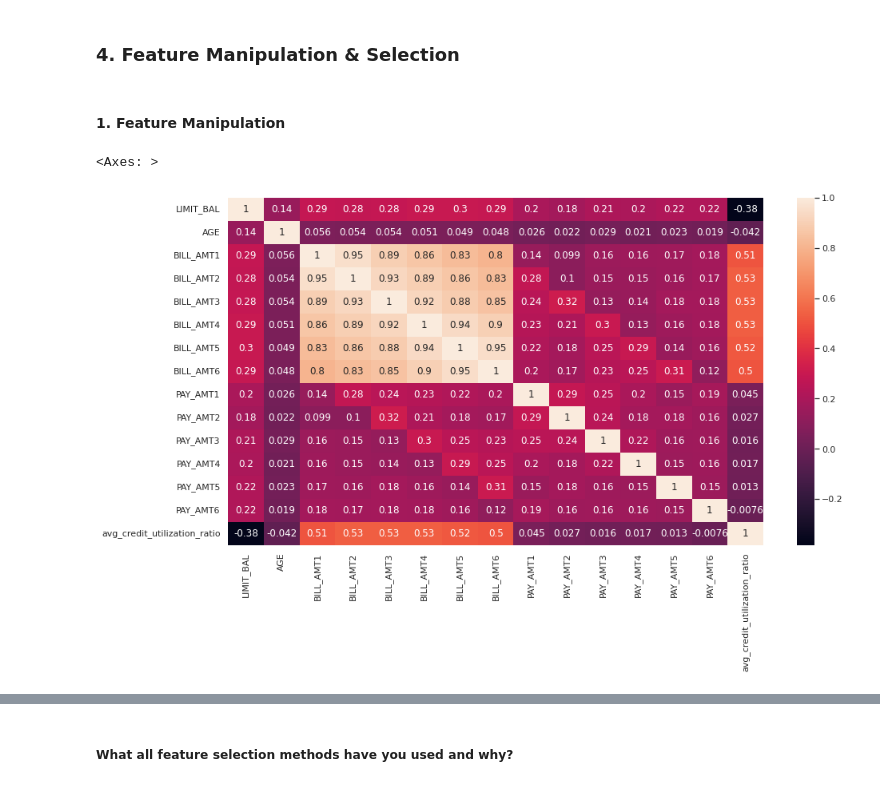
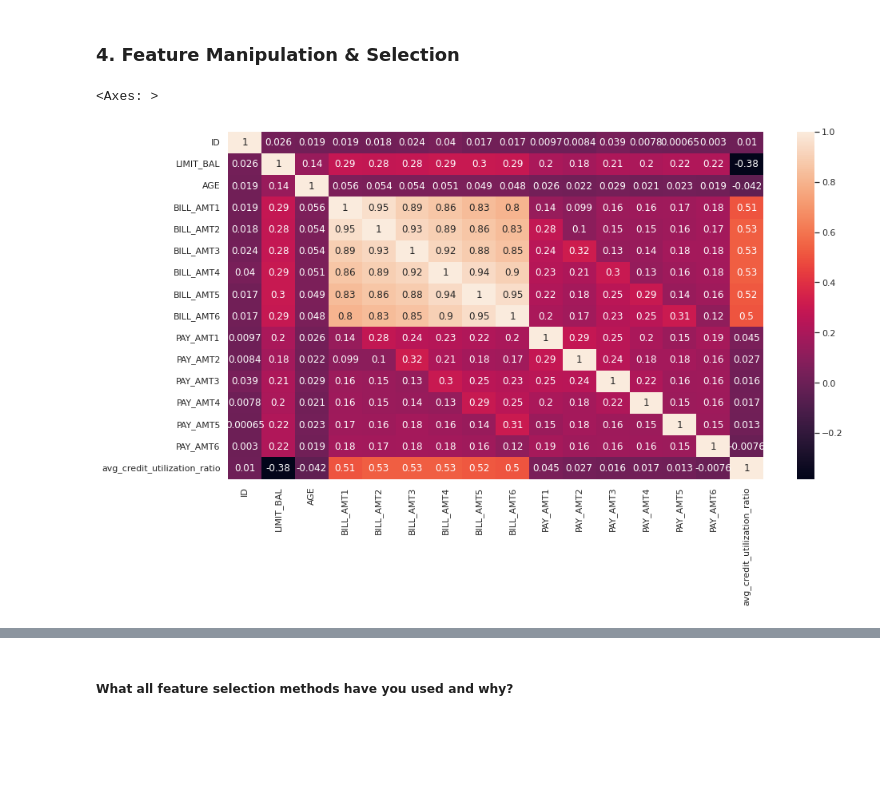
Before and after one commit to ayush9304/CreditCardDefaultPrediction, a Jupyter notebook: Credit_Card_Default_Prediction.ipynb, the cells around one changed output, grey strips where cells are left out. Cells and saved outputs as stored; diff of their text form; code cells hidden in the pictures; blank space fills up the shorter version.

```diff
--- a/Credit_Card_Default_Prediction.ipynb
+++ b/Credit_Card_Default_Prediction.ipynb
@@ -301,6 +306,3 @@ array([    1,     2,     3, ..., 29998, 29999, 30000])
-# %%
-# To study if the client will default or not, ID has nothing to do with it, so dropping it
-df.drop(['ID'], axis=1, inplace=True)
 # %%
 # Unique values and their counts of SEX feature
 df['SEX'].value_counts()
@@ -1067 +1107,11 @@ No. of unique values in PAY_1 is 11
+# %%
+# Converting SEX column into one hot encoding
+df['SEX'] = df['SEX'].apply(lambda x: 1 if x=='Male' else 0)   # Male:1, Female:0
+# %%
+# Converting EDUCATION & MARRIAGE columns into one hot encoding
+df = pd.get_dummies(df,columns = ["EDUCATION","MARRIAGE"])
+df = df.drop(['EDUCATION_Others', 'MARRIAGE_Others'], axis=1)
+# %%
+# Converting PAY_X columns into one hot encoding
+df = pd.get_dummies(df, columns = ['PAY_1', 'PAY_2', 'PAY_3', 'PAY_4', 'PAY_5', 'PAY_6'], drop_first = True)
 # %%
@@ -1094,5 +1134,3 @@ Leaving *PAY_1*, *PAY_2*, *PAY_3*, *PAY_4*, *PAY_5*, *PAY_6* as it is, since the
 Answer Here.
 # %% [markdown]
 ### 4. Feature Manipulation & Selection
-# %% [markdown]
-#### 1. Feature Manipulation
@@ -1101,7 +1137,7 @@ Answer Here.
 # %%
 # Plotting correlation heatmap of numerical variables
 plt.figure(figsize=(15,8))
-sns.heatmap(df2[numerical_columns].corr(), annot=True)
+sns.heatmap(df[numerical_columns].corr(), annot=True)
 # %% [output]
 <Axes: >
-[figure, old version]
+[figure, new version]
```
Also changed, not shown: parts of 167 cells of this notebook.
